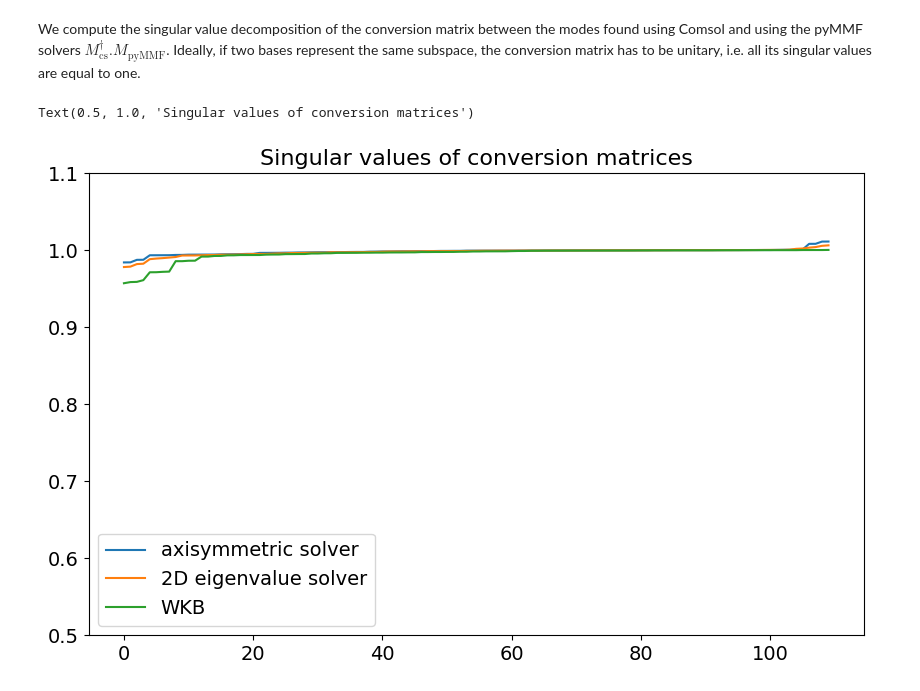
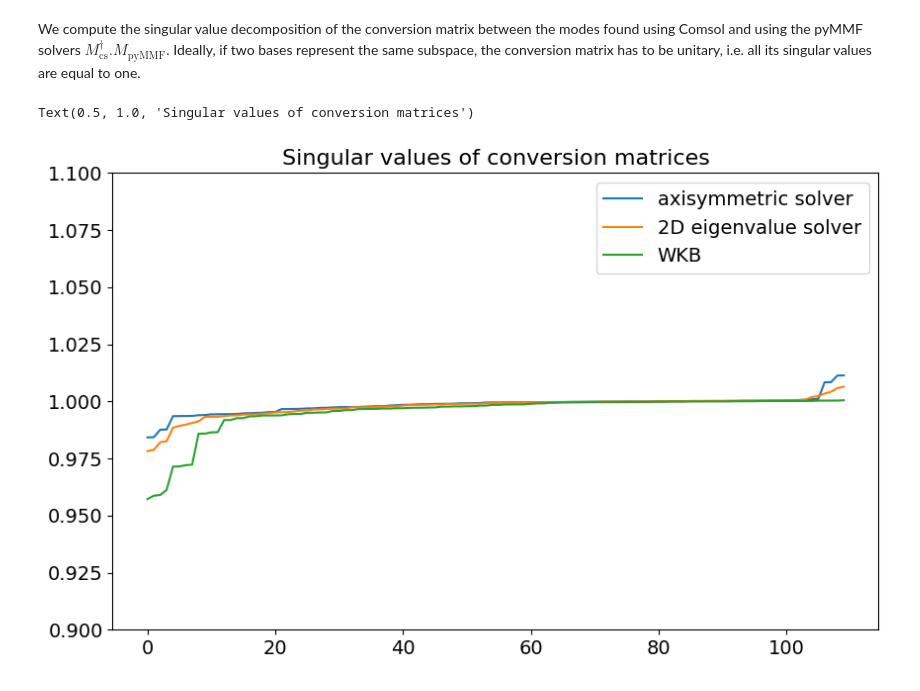
Before and after one commit to wavefrontshaping/pyMMF, a Jupyter notebook: docs/examples/benchmark_GRIN_comsol.ipynb, the cells around one changed output. Cells and saved outputs as stored; diff of their text form; code cells hidden in the pictures.

```diff
--- a/docs/examples/benchmark_GRIN_comsol.ipynb
+++ b/docs/examples/benchmark_GRIN_comsol.ipynb
@@ -417,14 +402,14 @@ i.e. all its singular values are equal to one.
 # %%
 _,s_as,_ = np.linalg.svd(A_as)
 _,s_eig,_ = np.linalg.svd(A_eig)
 _,s_wkb,_ = np.linalg.svd(A_wkb)
 plt.figure(figsize = (10,6))
 plt.plot(np.sort(np.abs(s_as)), label = 'axisymmetric solver')
 plt.plot(np.sort(np.abs(s_eig)), label = '2D eigenvalue solver')
 plt.plot(np.sort(np.abs(s_wkb)), label = 'WKB')
-plt.ylim([0.5, 1.1])
+plt.ylim([0.9, 1.1])
 plt.legend()
 plt.title('Singular values of conversion matrices')
 # %% [output]
 Text(0.5, 1.0, 'Singular values of conversion matrices')
-[figure, old version]
+[figure, new version]
```
Also changed, not shown: parts of 7 cells of this notebook, 2 other files.
